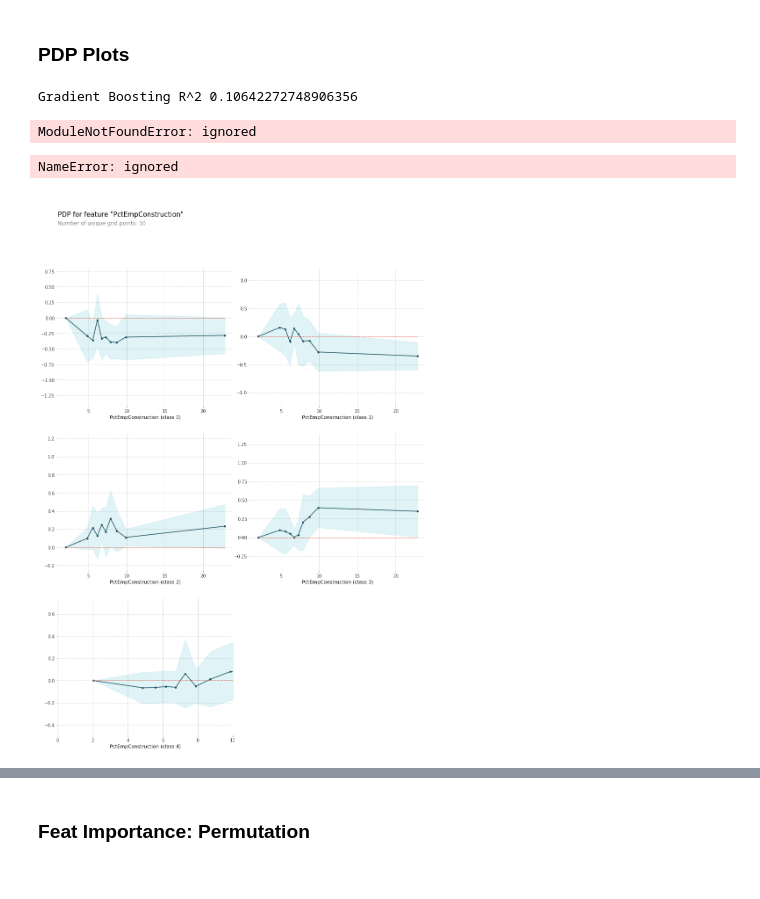
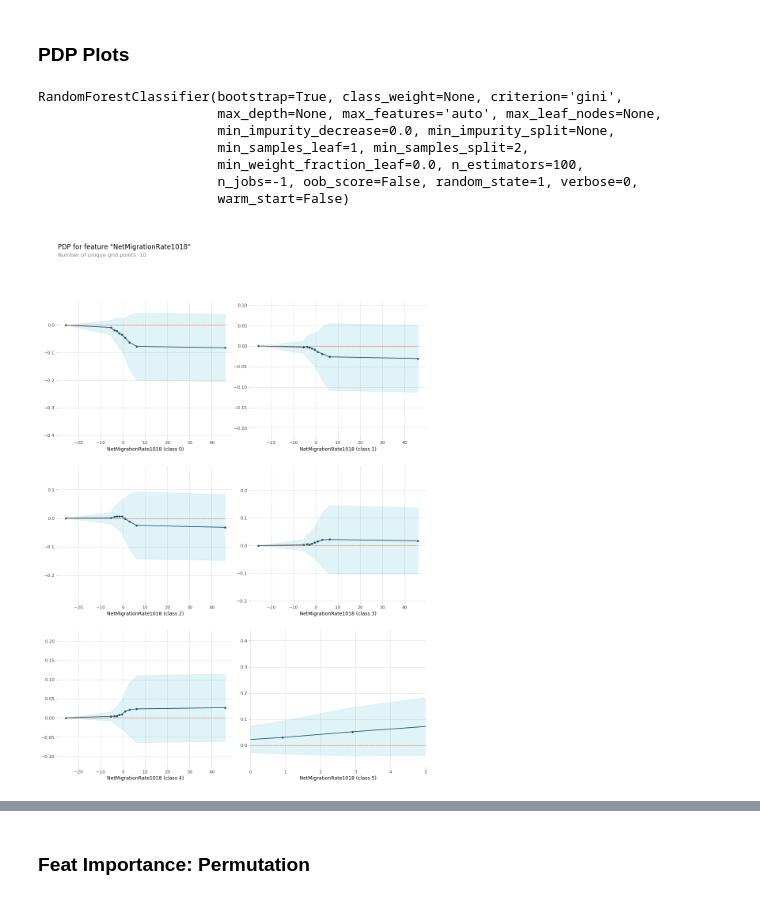
Before and after one commit to lucguittard/Portolio-Project-2-, a Jupyter notebook: DSproject2.ipynb, the cells around one changed output, grey strips where cells are left out. Drawn from its saved outputs; the diff is of its cells as text; code cells hidden in the pictures.

```diff
--- a/DSproject2.ipynb
+++ b/DSproject2.ipynb
@@ -279,20 +303,37 @@ re_categorical_features = re_cardinality[re_cardinality <= 10].index.tolist()
 # %%
 # Define X and y subsets
-features = numeric_features + categorical_features
+
 target = 'debt_class'
+# features = numeric_features + categorical_features
+features = ['NetMigrationRate1018','Economic Types Type_2015_Update non-overlapping',
+            'Low_Education_2015_update','PctVetsPoor','RuralUrbanContinuumCode2013',
+            'MedHHInc']
 
 X_train = train[features]
 y_train = train[target]
 X_val = val[features]
 y_val = val[target]
 
-re_X_train = re_train[re_features]
+re_X_train = re_train[features]
 re_y_train = re_train[target]
-re_X_val = re_val[re_features]
+re_X_val = re_val[features]
 re_y_val = re_val[target]
 
 X_test = test[features]
 y_test = test[target]
+
+# X_train = train[features]
+# y_train = train[target]
+# X_val = val[features]
+# y_val = val[target]
+
+# re_X_train = re_train[re_features]
+# re_y_train = re_train[target]
+# re_X_val = re_val[re_features]
+# re_y_val = re_val[target]
+
+# X_test = test[features]
+# y_test = test[target]
 # %% [markdown]
 ### Exploratory visuals
 # %%
@@ -389,26 +390,22 @@ gb = make_pipeline(
     XGBRegressor(n_estimators=200, objective='reg:squarederror', n_jobs=-1)
 )
 
-gb.fit(X_train2, y_train)
-y_pred = gb.predict(X_val2)
+gb.fit(X_train, y_train)
+y_pred = gb.predict(X_val)
 print('Gradient Boosting R^2', r2_score(y_val, y_pred))
-# %% [output]
-Gradient Boosting R^2 0.10642272748906356
 # %%
 feature = 'PctEmpConstruction'
-isolated = pdp_isolate(model = gb, dataset = X_val2, model_features = X_val2.columns,
+isolated = pdp_isolate(model = gb, dataset = X_val, model_features = X_val.columns,
                        feature =feature)
 
-plt.rcParams['figure.dpi'] = 72
+plt.rcParams['figure.dpi'] =  80
 pdp_plot(isolated, feature_name=feature, plot_lines=True, frac_to_plot=10)
 plt.xlim(0,12)
-plt.ylim(0,3);
+plt.ylim(-0.5,2);
 
 # need to assume a class/cat approach
 # interpretation: as PctEmpConstruction inc. so too does the absolute impact it has on
 # the predicted outcome
-# %% [output]
-ModuleNotFoundError: ignored
 # %%
 #PDP of Categorical feats
 
@@ -418,20 +415,27 @@ ModuleNotFoundError: ignored
 
 # Use Ordinal Encoder, outside of a pipeline
 encoder = ce.OrdinalEncoder()
-X_encoded = encoder.fit_transform(X_train2)
+X_encoded = encoder.fit_transform(X_train)
 
 model = RandomForestClassifier(n_estimators=100, random_state=1, n_jobs=-1)
 model.fit(X_encoded, y_train)
 # %% [output]
-NameError: ignored
+RandomForestClassifier(bootstrap=True, class_weight=None, criterion='gini',
+                       max_depth=None, max_features='auto', max_leaf_nodes=None,
+                       min_impurity_decrease=0.0, min_impurity_split=None,
+                       min_samples_leaf=1, min_samples_split=2,
+                       min_weight_fraction_leaf=0.0, n_estimators=100,
+                       n_jobs=-1, oob_score=False, random_state=1, verbose=0,
+                       warm_start=False)
 # %%
 #Then plot via Pdpbox
 
-feature = 'PctEmpConstruction'
-pdp_dist = pdp.pdp_isolate(model=model, dataset=X_encoded, model_features= X_train2.columns, feature=feature)
+feature = 'NetMigrationRate1018' #options: 'NetMigrationRate1018','Economic Types Type_2015_Update non-overlapping','Low_Education_2015_update','PctVetsPoor','RuralUrbanContinuumCode2013','MedHHInc'
+plt.rcParams['figure.dpi'] = 80
+pdp_dist = pdp.pdp_isolate(model=model, dataset=X_encoded, model_features= X_train.columns, feature=feature)
 pdp.pdp_plot(pdp_dist, feature)
-plt.xlim(0,10);
+plt.xlim(0,5);
 # %% [output]
-[figure, old version]
+[figure, new version]
 # %%
 train.head()
```
Also changed, not shown: parts of 68 cells of this notebook.
